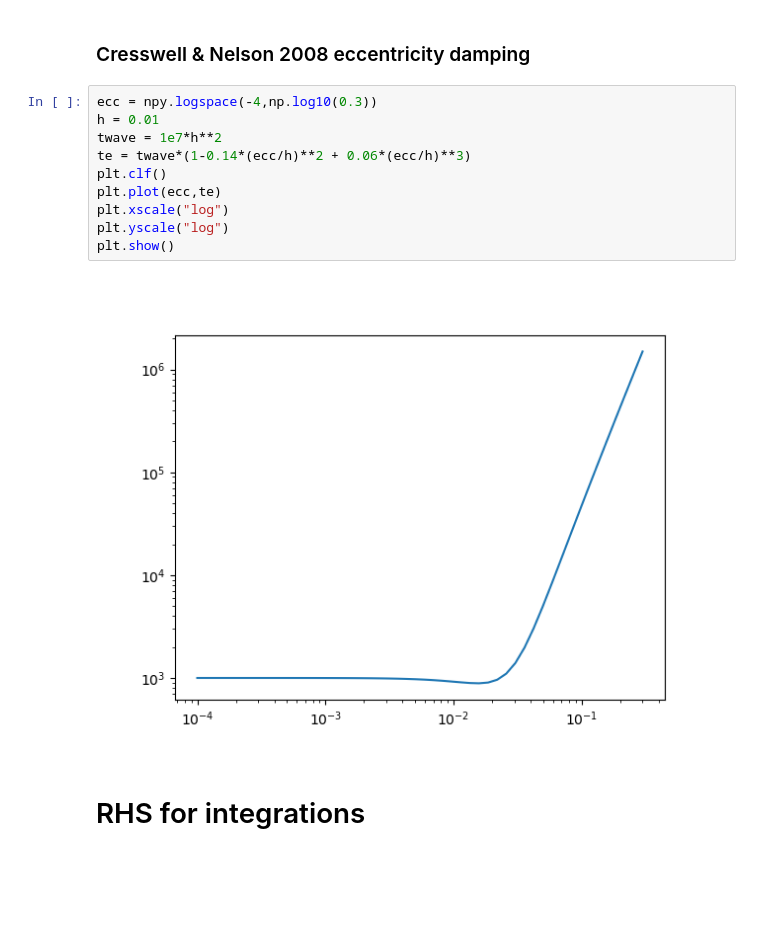
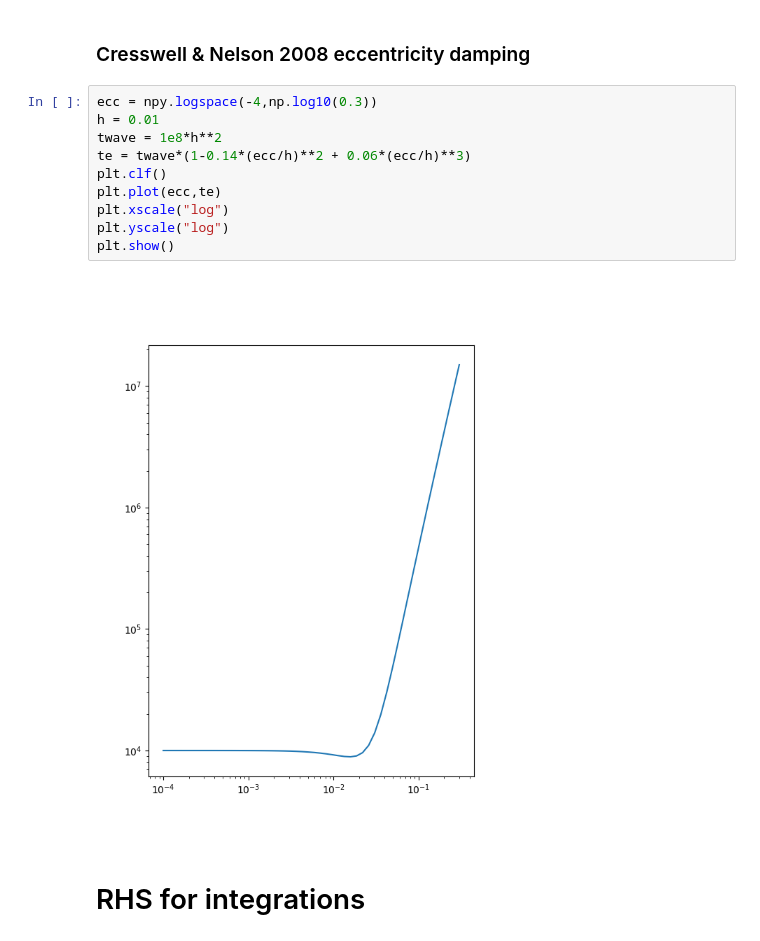
Before and after one commit to jtlaune/wc-apsidal-precession, a Jupyter notebook: paper-3.ipynb, the cells around one changed output. Cells and saved outputs as stored; diff of their text form; blank space fills up the shorter version.

```diff
--- a/paper-3.ipynb
+++ b/paper-3.ipynb
@@ -383,15 +383,15 @@ e2_dot_dis
 # %%
 ecc = npy.logspace(-4,np.log10(0.3))
 h = 0.01
-twave = 1e7*h**2
+twave = 1e8*h**2
 te = twave*(1-0.14*(ecc/h)**2 + 0.06*(ecc/h)**3)
 plt.clf()
 plt.plot(ecc,te)
 plt.xscale("log")
 plt.yscale("log")
 plt.show()
 # %% [output]
-[figure, old version]
+[figure, new version]
 # %% [markdown]
 # RHS for integrations
 # %%
```
Also changed, not shown: parts of 6 cells of this notebook, 1 other file.
